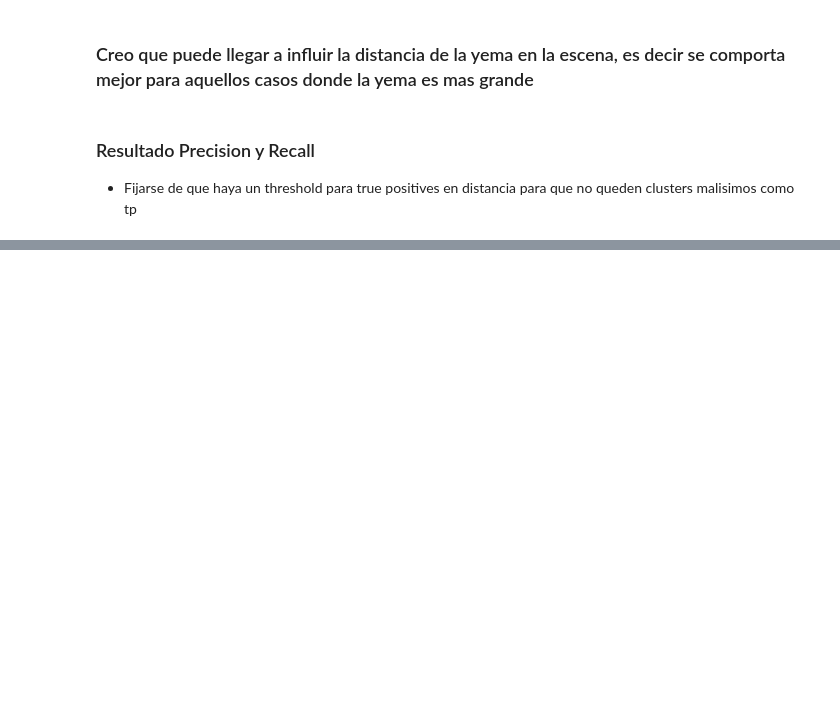
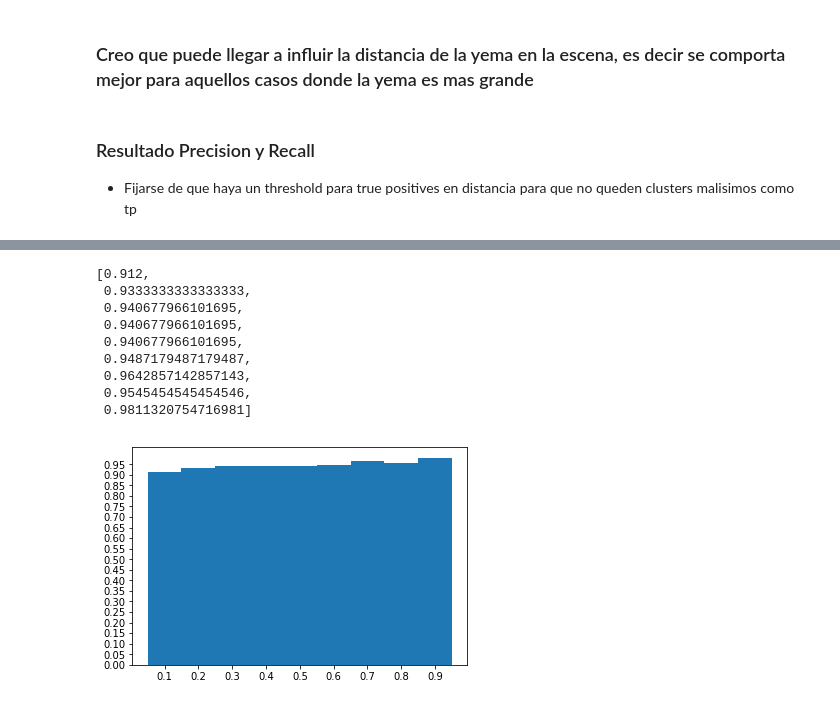
Before and after one commit to WencesVillegasMarset/FCNBudDetection, a Jupyter notebook: notebooks/PerSampleAnalisys-32s.ipynb, the cells around one changed output, grey strips where cells are left out. Drawn from its saved outputs; the diff is of its cells as text; code cells hidden in the pictures; blank space fills up the shorter version.

Commit message:
Added missing recall and precision plots

```diff
--- a/notebooks/PerSampleAnalisys-32s.ipynb
+++ b/notebooks/PerSampleAnalisys-32s.ipynb
@@ -313,14 +331,25 @@ per_sample_csv.loc[per_sample_csv['threshold'] == 0.1,:]['buds_predicted'].sum()
 # %%
 threshold_list = per_sample_csv['threshold'].unique()
 prec_list = []
 for threshold in threshold_list:
     th_df = per_sample_csv.loc[per_sample_csv['threshold'] == threshold,:]
     true_positives = th_df.loc[th_df['buds_predicted']>=1,:].shape[0]
-    false_positives = th_df['buds_predicted'].sum() - 140
+    false_positives = th_df.loc[th_df['buds_predicted']>=1,:]['buds_predicted'].sum() - true_positives
     prec_list.append(true_positives / (true_positives + false_positives))
 plt.bar(x=threshold_list, height=prec_list, align='center',tick_label=threshold_list,width=0.1, linewidth=2)
 plt.yticks(np.arange(0,1,0.05));
 (prec_list)
+# %% [output]
+[0.912,
+ 0.9333333333333333,
+ 0.940677966101695,
+ 0.940677966101695,
+ 0.940677966101695,
+ 0.9487179487179487,
+ 0.9642857142857143,
+ 0.9545454545454546,
+ 0.9811320754716981]
+[figure, added]
 # %%
 threshold_list = per_sample_csv['threshold'].unique()
 rec_list = []
```
Also changed, not shown: parts of 10 cells of this notebook.
